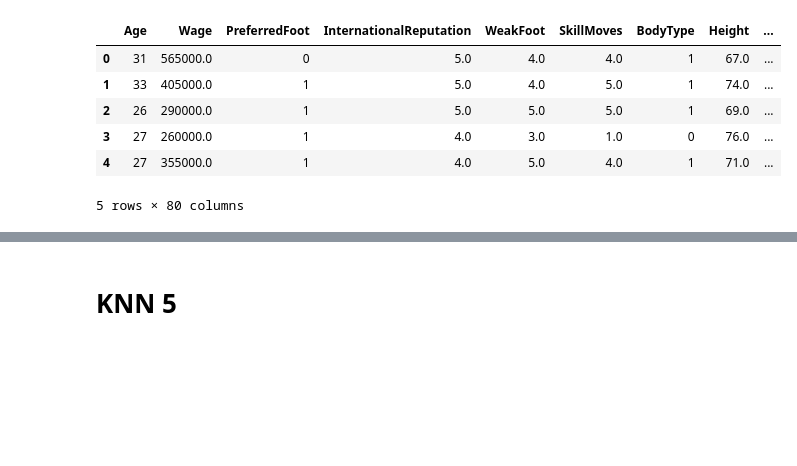
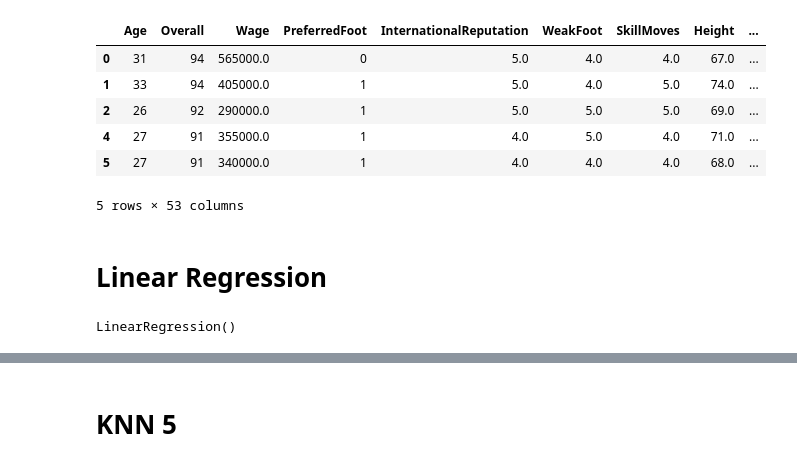
Before and after one commit to JWooll/Bootcamp-Project-4-FIFA, a Jupyter notebook: MachineLearningTesting.ipynb, the cells around one changed output, grey strips where cells are left out. Drawn from its saved outputs; the diff is of its cells as text; code cells hidden in the pictures; blank space fills up the shorter version.

```diff
--- a/MachineLearningTesting.ipynb
+++ b/MachineLearningTesting.ipynb
@@ -10,6 +17,6 @@ from sklearn.preprocessing import StandardScaler
 # %%
 df = pd.read_csv(
-    Path('updated_player_data.csv')
+    Path('updated_player_data_VV.csv')
 )
 df.head()
 # %% [output]
@@ -22,0 +30,4 @@ df.head()
+# %%
+# Clean and convert Wage column
+df['Wage'] = df['Wage'].replace('[\€,K]', '', regex=True)
+df['Wage'] = pd.to_numeric(df['Wage'], errors='coerce')
@@ -23,15 +51,17 @@ df.head()
 # %%
 #Preparing the data
-df2 = df.drop(['ID','Name','Nationality','Club','WorkRate'],axis=1)
+df2 = df.drop(['ID','DaysJoined','Value','Potential'],axis=1)
+df2 = df2[df2['Position'] != 'GK']
+df2 = df2.select_dtypes(include=['number'])
 df2.head()
 # %% [output]
-|  | Age | Wage | PreferredFoot | InternationalReputation | WeakFoot | SkillMoves | BodyType | Height | ... |
-| 0 | 31 | 565000.0 | 0 | 5.0 | 4.0 | 4.0 | 1 | 67.0 | ... |
-| 1 | 33 | 405000.0 | 1 | 5.0 | 4.0 | 5.0 | 1 | 74.0 | ... |
-| 2 | 26 | 290000.0 | 1 | 5.0 | 5.0 | 5.0 | 1 | 69.0 | ... |
-| 3 | 27 | 260000.0 | 1 | 4.0 | 3.0 | 1.0 | 0 | 76.0 | ... |
-| 4 | 27 | 355000.0 | 1 | 4.0 | 5.0 | 4.0 | 1 | 71.0 | ... |
+|  | Age | Overall | Wage | PreferredFoot | InternationalReputation | WeakFoot | SkillMoves | Height | ... |
+| 0 | 31 | 94 | 565000.0 | 0 | 5.0 | 4.0 | 4.0 | 67.0 | ... |
+| 1 | 33 | 94 | 405000.0 | 1 | 5.0 | 4.0 | 5.0 | 74.0 | ... |
+| 2 | 26 | 92 | 290000.0 | 1 | 5.0 | 5.0 | 5.0 | 69.0 | ... |
+| 4 | 27 | 91 | 355000.0 | 1 | 4.0 | 5.0 | 4.0 | 71.0 | ... |
+| 5 | 27 | 91 | 340000.0 | 1 | 4.0 | 4.0 | 4.0 | 68.0 | ... |
-5 rows × 80 columns
+5 rows × 53 columns
 # %%
 # Splitting the data
 y = df2['Wage']
@@ -46,3 +77,10 @@ X_scaler = scaler.fit(X_train)
 # Scale the training data
 X_train_scaled = X_scaler.transform(X_train)
 X_test_scaled = X_scaler.transform(X_test)
+# %% [markdown]
+# Linear Regression
+# %%
+model = LinearRegression()
+model.fit(X_train_scaled, y_train)
+# %% [output]
+LinearRegression()
```
Also changed, not shown: parts of 22 cells of this notebook, 2 other files.
